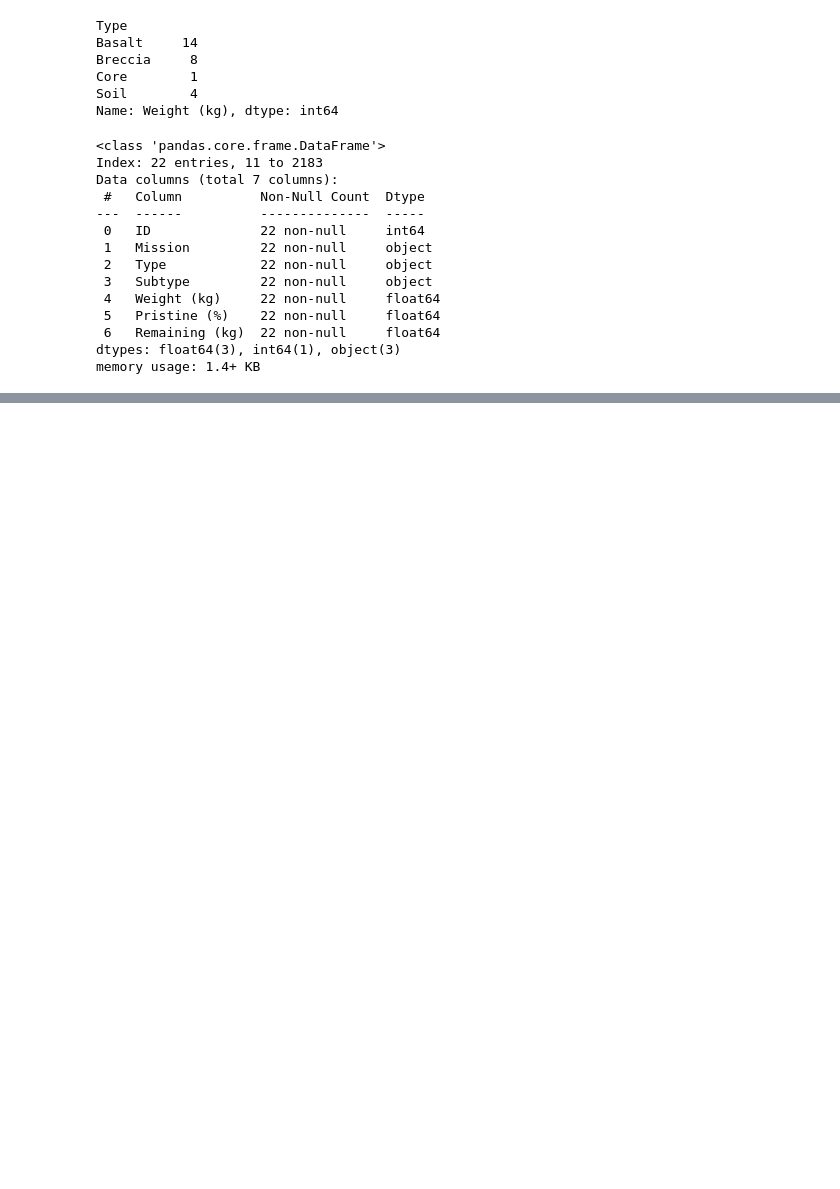
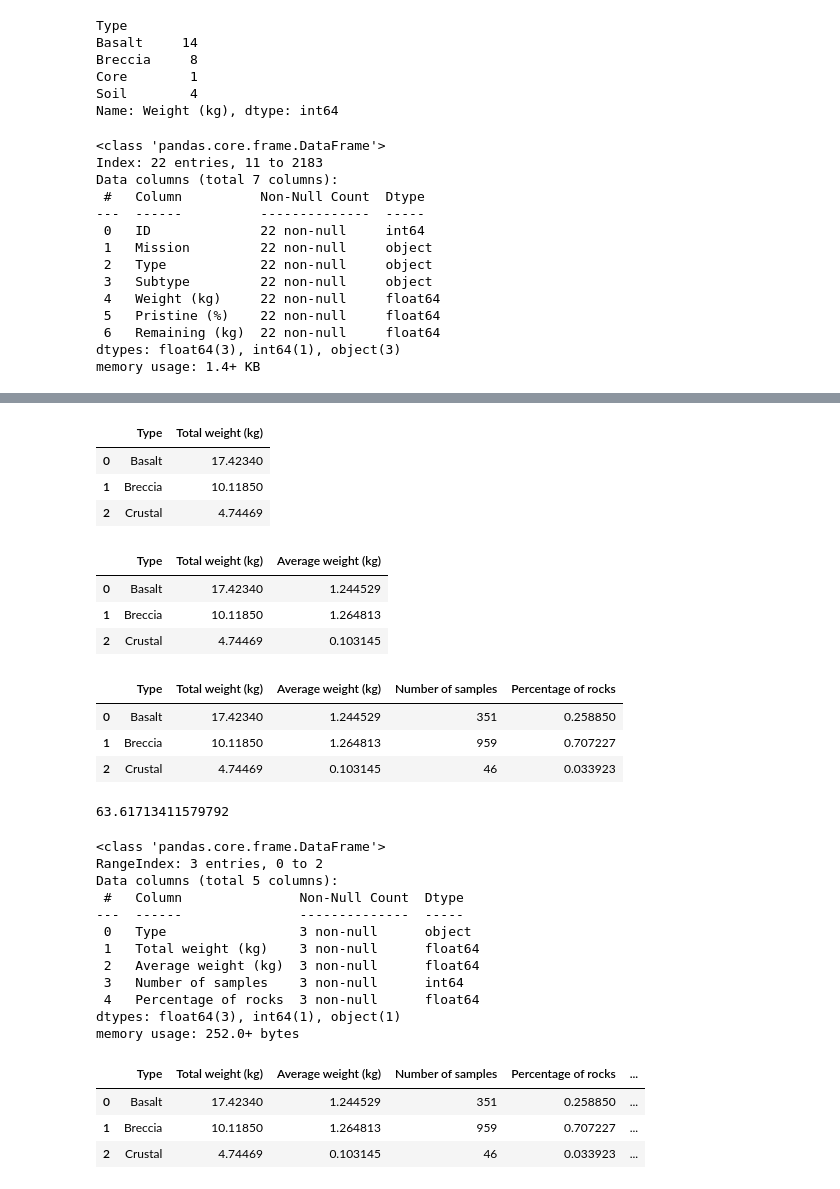
Before and after one commit to WhereDoIClick/TechProjects, a Jupyter notebook: over-the-moon/sample-return/sample-return.ipynb, the cells around one changed output, grey strips where cells are left out. Drawn from its saved outputs; the diff is of its cells as text; code cells hidden in the pictures; blank space fills up the shorter version.

```diff
--- a/over-the-moon/sample-return/sample-return.ipynb
+++ b/over-the-moon/sample-return/sample-return.ipynb
@@ -317,0 +373,74 @@ memory usage: 1.4+ KB
+# %%
+# Next, we want the total weight of each type of rock that was originally collected:
+
+needed_sample_weights = needed_samples.groupby('Type')['Weight (kg)'].sum().reset_index()
+needed_samples_overview = pd.merge(needed_samples_overview, needed_sample_weights, on='Type')
+needed_samples_overview.rename(columns={'Weight (kg)':'Total weight (kg)'}, inplace=True)
+needed_samples_overview
+# %% [output]
+|  | Type | Total weight (kg) |
+| 0 | Basalt | 17.42340 |
+| 1 | Breccia | 10.11850 |
+| 2 | Crustal | 4.74469 |
+# %%
+# When astronauts are up on the Moon, one way they can identify rocks is by their size.
+# If we can give them an estimated size of each type of rock that might make their collection process easier.
+
+needed_sample_ave_weights = needed_samples.groupby('Type')['Weight (kg)'].mean().reset_index()
+needed_samples_overview = pd.merge(needed_samples_overview, needed_sample_ave_weights, on='Type')
+needed_samples_overview.rename(columns={'Weight (kg)':'Average weight (kg)'}, inplace=True)
+needed_samples_overview
+# %% [output]
+|  | Type | Total weight (kg) | Average weight (kg) |
+| 0 | Basalt | 17.42340 | 1.244529 |
+| 1 | Breccia | 10.11850 | 1.264813 |
+| 2 | Crustal | 4.74469 | 0.103145 |
+# %%
+# For the three types we're looking for, we should grab the total number we have of each type and get the remaining percentage of each type of rock.
+
+total_rock_count = rock_samples.groupby('Type')['ID'].count().reset_index()
+needed_samples_overview = pd.merge(needed_samples_overview, total_rock_count, on='Type')
+needed_samples_overview.rename(columns={'ID':'Number of samples'}, inplace=True)
+total_rocks = needed_samples_overview['Number of samples'].sum()
+needed_samples_overview['Percentage of rocks'] = needed_samples_overview['Number of samples'] / total_rocks
+needed_samples_overview
+# %% [output]
+|  | Type | Total weight (kg) | Average weight (kg) | Number of samples | Percentage of rocks |
+| 0 | Basalt | 17.42340 | 1.244529 | 351 | 0.258850 |
+| 1 | Breccia | 10.11850 | 1.264813 | 959 | 0.707227 |
+| 2 | Crustal | 4.74469 | 0.103145 | 46 | 0.033923 |
+# %%
+# Determine the average weight of samples we estimated in the preceding unit.
+
+artemis_ave_weight = artemis_mission['Estimated sample weight (kg)'].mean()
+
+artemis_ave_weight
+# %% [output]
+63.61713411579792
+# %%
+# We can use this number to determine how many of each rock we want the astronauts to aim to collect:
+
+needed_samples_overview.info()
+
+needed_samples_overview['Weight to collect'] = needed_samples_overview['Percentage of rocks'] * artemis_ave_weight
+needed_samples_overview['Rocks to collect'] = needed_samples_overview['Weight to collect'] / needed_samples_overview['Average weight (kg)']
+
+
+needed_samples_overview
+# %% [output]
+<class 'pandas.core.frame.DataFrame'>
+RangeIndex: 3 entries, 0 to 2
+Data columns (total 5 columns):
+ #   Column               Non-Null Count  Dtype
+---  ------               --------------  -----
+ 0   Type                 3 non-null      object
+ 1   Total weight (kg)    3 non-null      float64
+ 2   Average weight (kg)  3 non-null      float64
+ 3   Number of samples    3 non-null      int64
+ 4   Percentage of rocks  3 non-null      float64
+dtypes: float64(3), int64(1), object(1)
+memory usage: 252.0+ bytes
+|  | Type | Total weight (kg) | Average weight (kg) | Number of samples | Percentage of rocks | ... |
+| 0 | Basalt | 17.42340 | 1.244529 | 351 | 0.258850 | ... |
+| 1 | Breccia | 10.11850 | 1.264813 | 959 | 0.707227 | ... |
+| 2 | Crustal | 4.74469 | 0.103145 | 46 | 0.033923 | ... |
```
Also changed, not shown: parts of 4 cells of this notebook, 1 other file.
